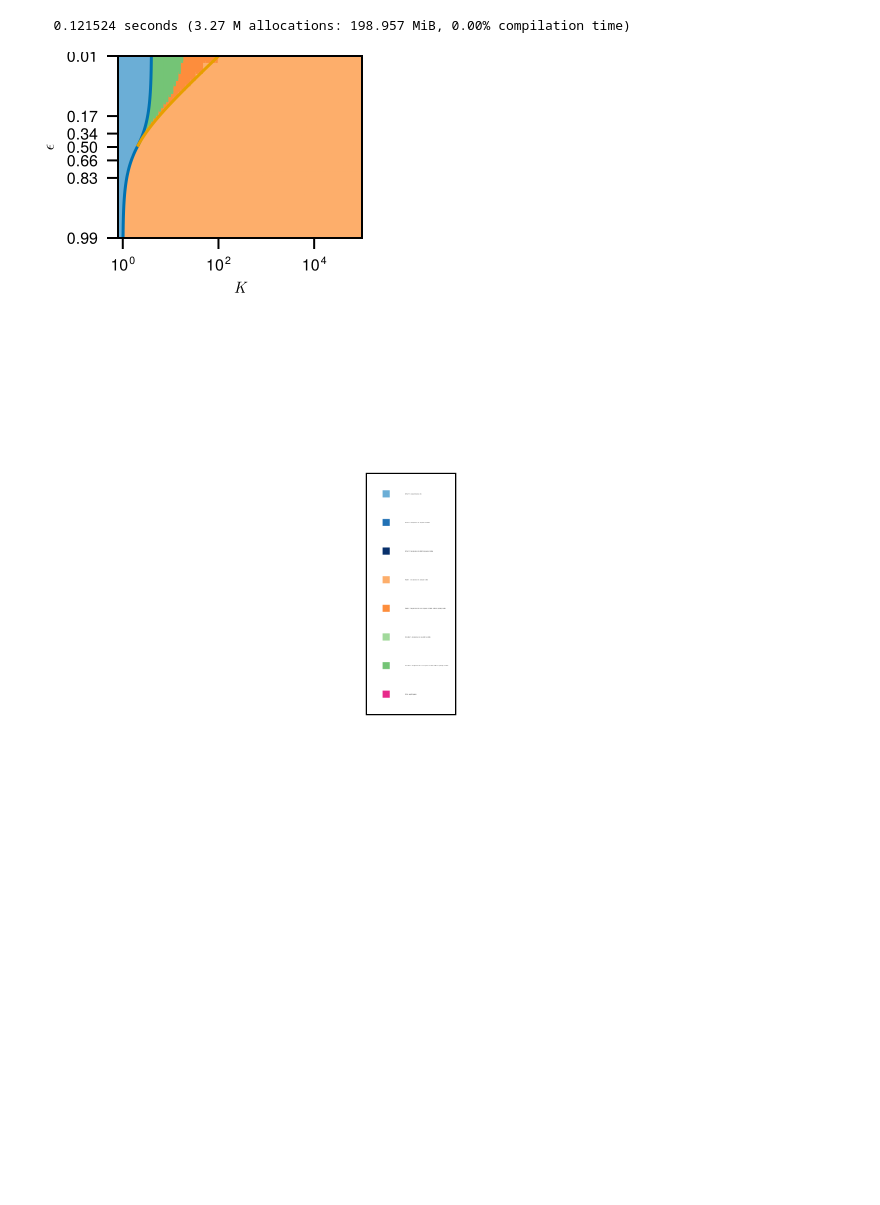
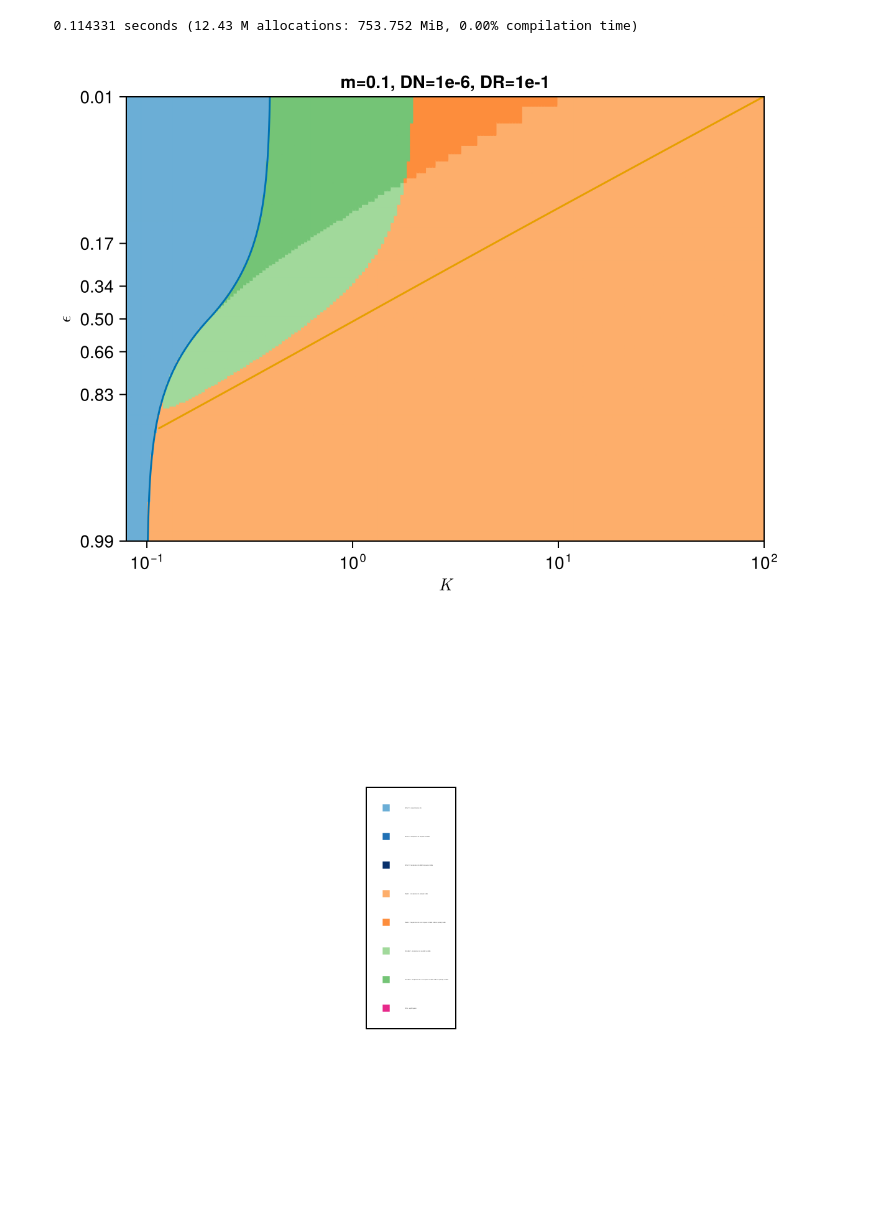
Before and after one commit to kockahonza/SSMC, a Jupyter notebook: notebooks/clean slate/Minimal Model 2.ipynb, the cells around one changed output. Drawn from its saved outputs; the diff is of its cells as text; code cells hidden in the pictures; blank space fills up the shorter version.

```diff
--- a/notebooks/clean slate/Minimal Model 2.ipynb
+++ b/notebooks/clean slate/Minimal Model 2.ipynb
@@ -12,13 +24,20 @@ using CairoMakie
 CairoMakie.activate!()
 # %%
 @time f = make_Kl_pd(
-    range(-0.1, 5., 100), range(0.01, 0.99, 100),
-    1., 1.,
-    1e-6, 1., 1.,
+    range(-1.1, 2., 200), range(0.01, 0.99, 200),
+    # 0.9, 0.9,
+    # 1.0, 1.0,
+    0.1, 1.0,
+    1e-6, 1., 1e-1,
 )
+# f.axis.title = "DN=1e-14"
+# f.axis.title = "DN=1e-6"
+f.axis.title = "m=0.1, DN=1e-6, DR=1e-1"
+Makie.save("../../figures/fig2/extras/lowm_midDN_lowDR.pdf", f)
+f
 # %% [output]
-  0.121524 seconds (3.27 M allocations: 198.957 MiB, 0.00% compilation time)
+  0.114331 seconds (12.43 M allocations: 753.752 MiB, 0.00% compilation time)
-[figure, old version]
+[figure, new version]
 # %%
 fig = Figure()
 make_Kl_pd_legend_full!(fig[1,1]; labelsize=1)
```
Also changed, not shown: parts of 1 cell of this notebook, 15 other files.
